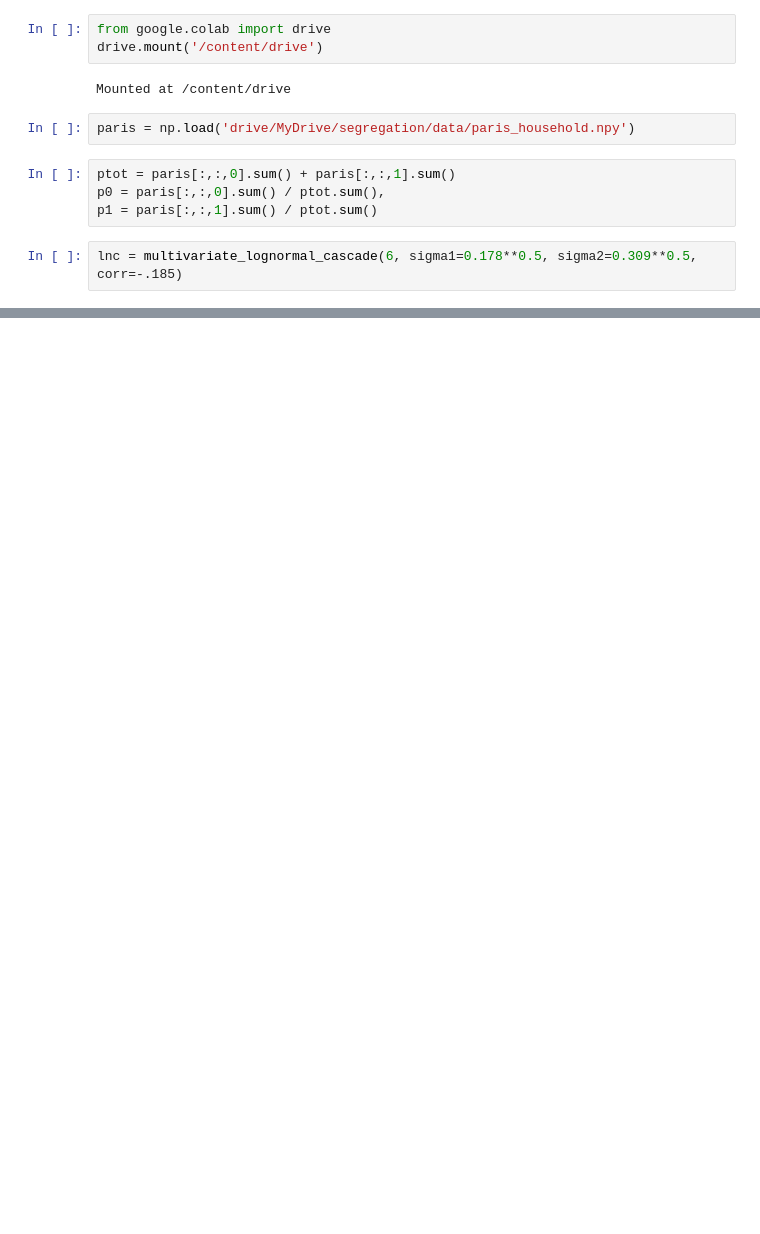
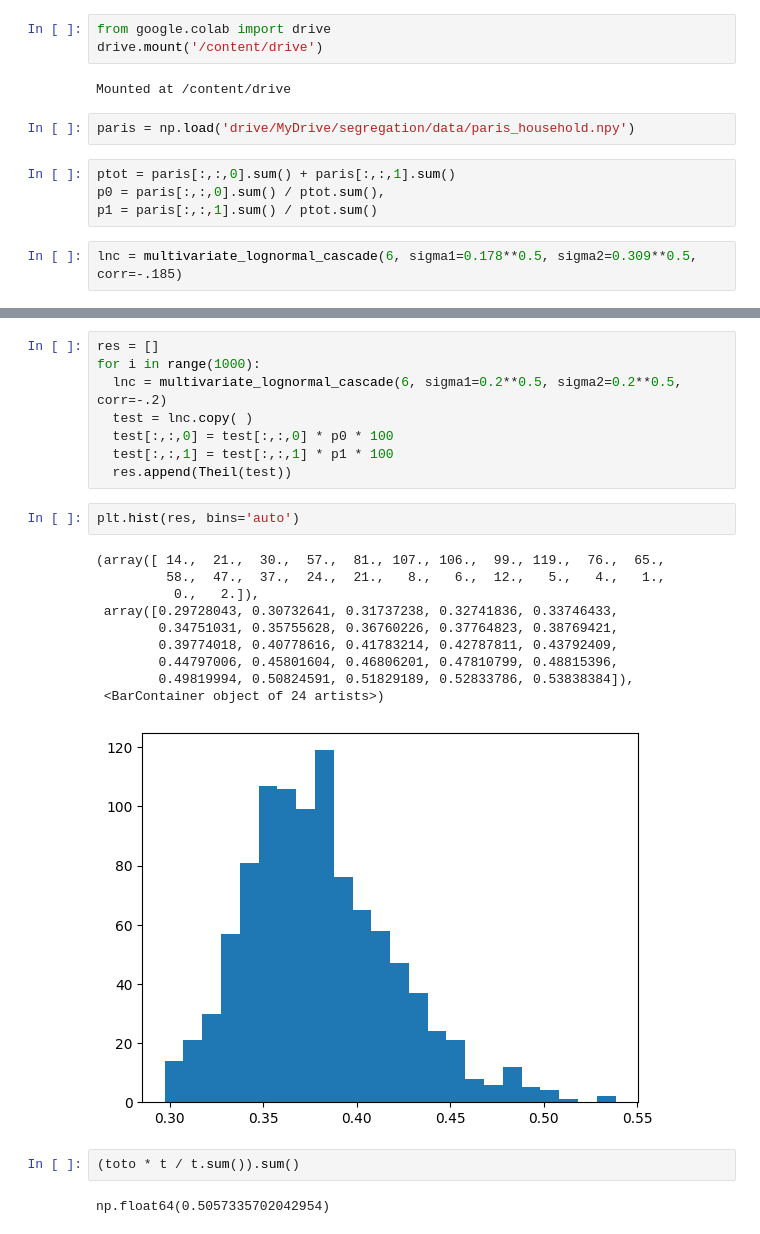
Before and after one commit to fsemecurbe/MMTMSS, a Jupyter notebook: MMTMSS.ipynb, the cells around one changed output, grey strips where cells are left out. Drawn from its saved outputs; the diff is of its cells as text; blank space fills up the shorter version.

```diff
--- a/MMTMSS.ipynb
+++ b/MMTMSS.ipynb
@@ -290,0 +320,25 @@ t = test.sum(axis=2)
+# %%
+res = []
+for i in range(1000):
+  lnc = multivariate_lognormal_cascade(6, sigma1=0.2**0.5, sigma2=0.2**0.5, corr=-.2)
+  test = lnc.copy( )
+  test[:,:,0] = test[:,:,0] * p0 * 100
+  test[:,:,1] = test[:,:,1] * p1 * 100
+  res.append(Theil(test))
+# %%
+plt.hist(res, bins='auto')
+# %% [output]
+(array([ 14.,  21.,  30.,  57.,  81., 107., 106.,  99., 119.,  76.,  65.,
+         58.,  47.,  37.,  24.,  21.,   8.,   6.,  12.,   5.,   4.,   1.,
+          0.,   2.]),
+ array([0.29728043, 0.30732641, 0.31737238, 0.32741836, 0.33746433,
+        0.34751031, 0.35755628, 0.36760226, 0.37764823, 0.38769421,
+        0.39774018, 0.40778616, 0.41783214, 0.42787811, 0.43792409,
+        0.44797006, 0.45801604, 0.46806201, 0.47810799, 0.48815396,
+        0.49819994, 0.50824591, 0.51829189, 0.52833786, 0.53838384]),
+ <BarContainer object of 24 artists>)
+[figure, added]
+# %%
+(toto * t / t.sum()).sum()
+# %% [output]
+np.float64(0.5057335702042954)
```
Also changed, not shown: parts of 10 cells of this notebook.
